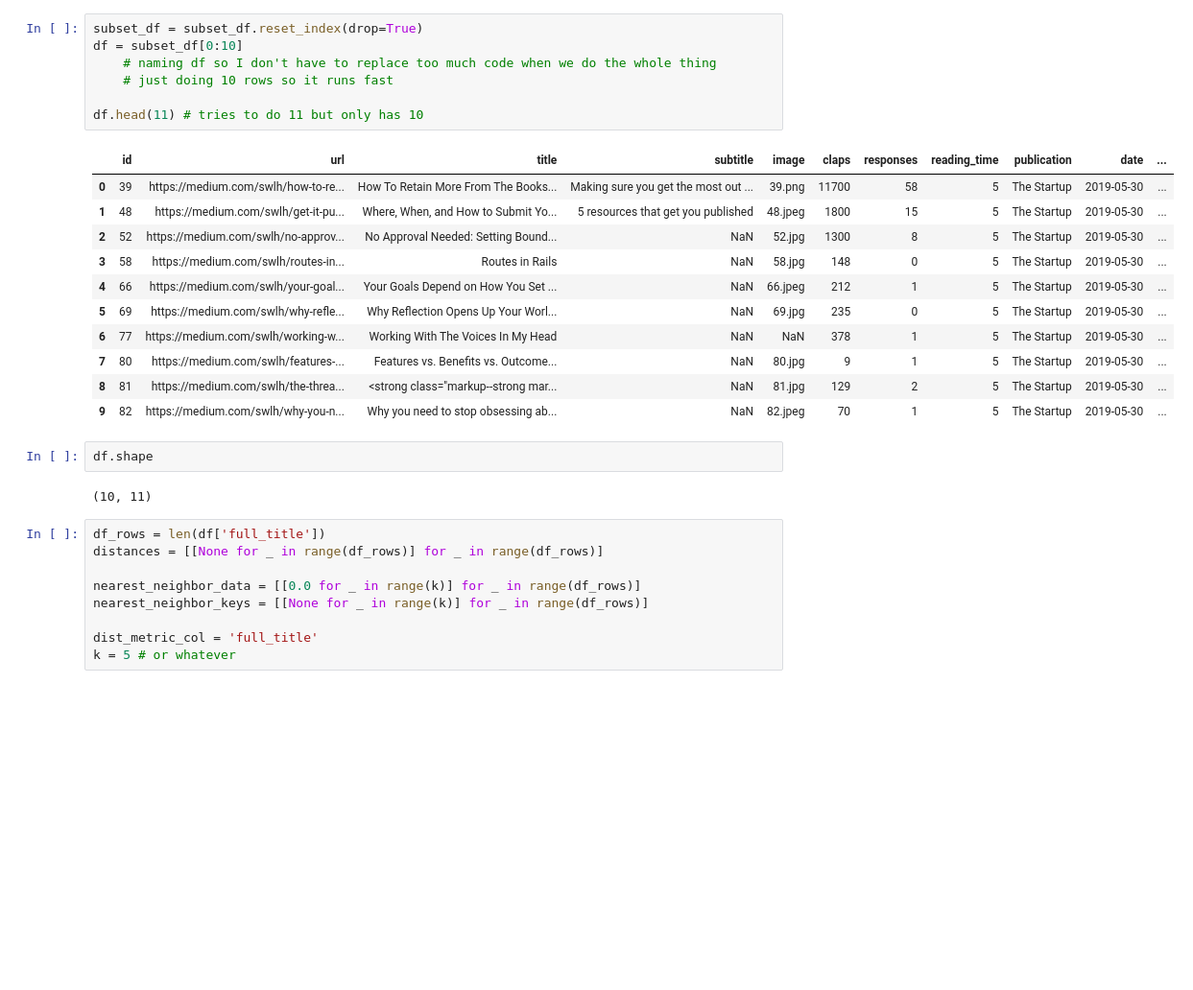
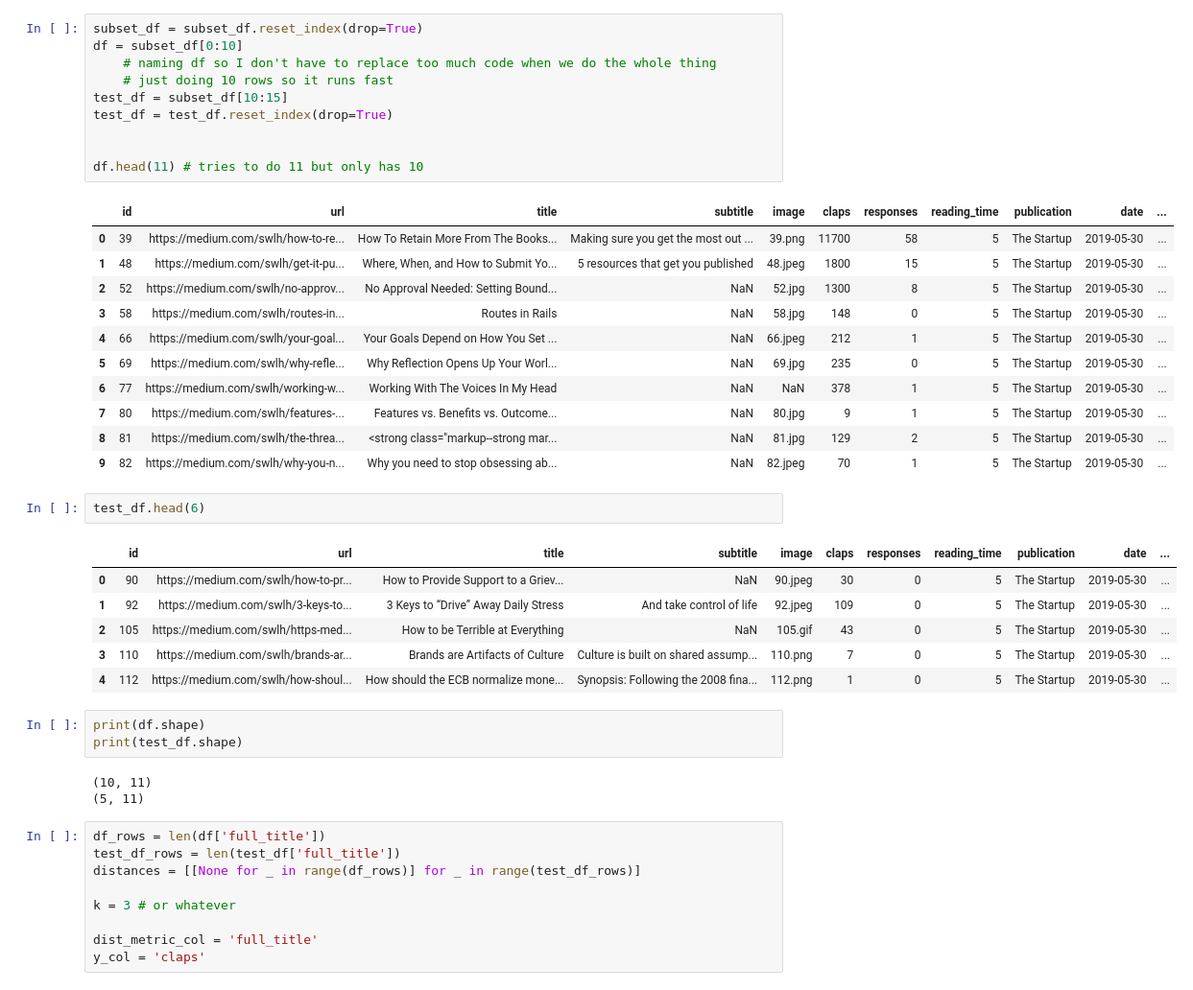
Before and after one commit to Matthew-Berthoud/titles-and-likes-ML, a Jupyter notebook: testing.ipynb, the cells around one changed output. Shown at 96% size. Drawn from its saved outputs; the diff is of its cells as text; blank space fills up the shorter version.

```diff
--- a/testing.ipynb
+++ b/testing.ipynb
@@ -104,6 +70,9 @@ subset_df = subset_df.reset_index(drop=True)
 df = subset_df[0:10]
     # naming df so I don't have to replace too much code when we do the whole thing
     # just doing 10 rows so it runs fast
+test_df = subset_df[10:15]
+test_df = test_df.reset_index(drop=True)
+
 
 df.head(11) # tries to do 11 but only has 10
 # %% [output]
@@ -118,16 +87,27 @@ df.head(11) # tries to do 11 but only has 10
 | 7 | 80 | https://medium.com/swlh/features-... | Features vs. Benefits vs. Outcome... | NaN | 80.jpg | 9 | 1 | 5 | The Startup | 2019-05-30 | ... |
 | 8 | 81 | https://medium.com/swlh/the-threa... | <strong class="markup--strong mar... | NaN | 81.jpg | 129 | 2 | 5 | The Startup | 2019-05-30 | ... |
 | 9 | 82 | https://medium.com/swlh/why-you-n... | Why you need to stop obsessing ab... | NaN | 82.jpeg | 70 | 1 | 5 | The Startup | 2019-05-30 | ... |
+# %%
+test_df.head(6)
+# %% [output]
+|  | id | url | title | subtitle | image | claps | responses | reading_time | publication | date | ... |
+| 0 | 90 | https://medium.com/swlh/how-to-pr... | How to Provide Support to a Griev... | NaN | 90.jpeg | 30 | 0 | 5 | The Startup | 2019-05-30 | ... |
+| 1 | 92 | https://medium.com/swlh/3-keys-to... | 3 Keys to “Drive” Away Daily Stress | And take control of life | 92.jpeg | 109 | 0 | 5 | The Startup | 2019-05-30 | ... |
+| 2 | 105 | https://medium.com/swlh/https-med... | How to be Terrible at Everything | NaN | 105.gif | 43 | 0 | 5 | The Startup | 2019-05-30 | ... |
+| 3 | 110 | https://medium.com/swlh/brands-ar... | Brands are Artifacts of Culture | Culture is built on shared assump... | 110.png | 7 | 0 | 5 | The Startup | 2019-05-30 | ... |
+| 4 | 112 | https://medium.com/swlh/how-shoul... | How should the ECB normalize mone... | Synopsis: Following the 2008 fina... | 112.png | 1 | 0 | 5 | The Startup | 2019-05-30 | ... |
 # %%
-df.shape
+print(df.shape)
+print(test_df.shape)
 # %% [output]
 (10, 11)
+(5, 11)
 # %%
 df_rows = len(df['full_title'])
-distances = [[None for _ in range(df_rows)] for _ in range(df_rows)]
+test_df_rows = len(test_df['full_title'])
+distances = [[None for _ in range(df_rows)] for _ in range(test_df_rows)]
 
-nearest_neighbor_data = [[0.0 for _ in range(k)] for _ in range(df_rows)]
-nearest_neighbor_keys = [[None for _ in range(k)] for _ in range(df_rows)]
+k = 3 # or whatever
 
 dist_metric_col = 'full_title'
-k = 5 # or whatever
+y_col = 'claps'
```
Also changed, not shown: parts of 14 cells of this notebook.
